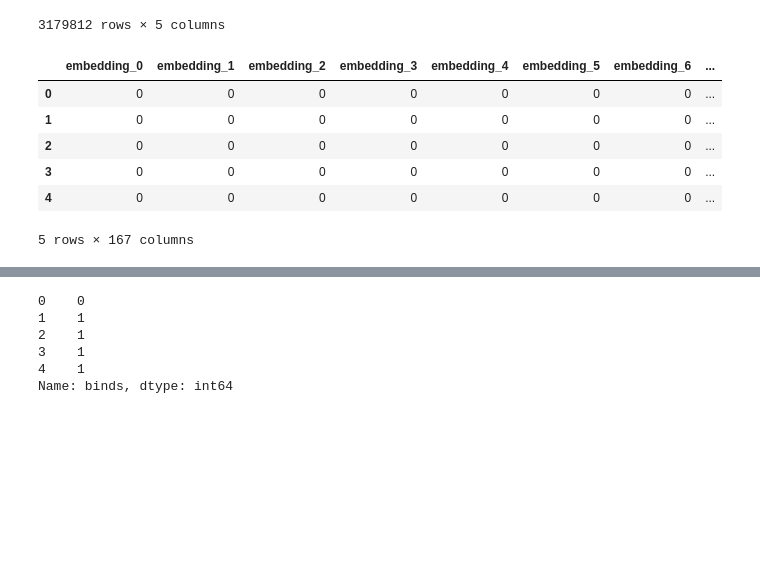
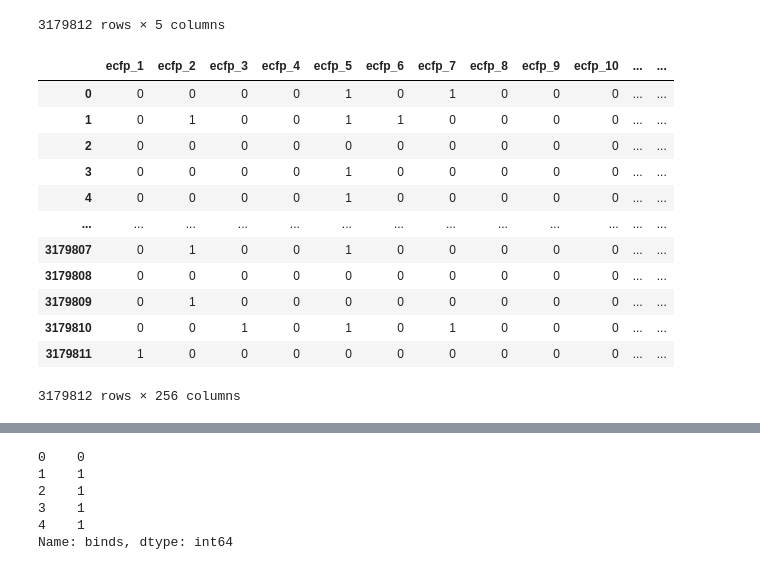
Before and after one commit to ninzyyy/belka, a Jupyter notebook: init_model.ipynb, the cells around one changed output, grey strips where cells are left out. Saved outputs shown, nothing was run; the diff lists cells and outputs as text; code cells hidden in the pictures; blank space fills up the shorter version.

```diff
--- a/init_model.ipynb
+++ b/init_model.ipynb
@@ -52,17 +52,27 @@ df
 | 3179810 | 83607662 | 0 | 0 | 1 | 1 |
 | 3179811 | 83053550 | 0 | 0 | 1 | 1 |
 3179812 rows × 5 columns
+# %%
+ecfp = pd.read_parquet('data/ecfp256_embeddings.parquet')
+ecfp.drop(columns=['id', 'protein_name', 'binds'], inplace=True)
+ecfp
+# %% [output]
+|  | ecfp_1 | ecfp_2 | ecfp_3 | ecfp_4 | ecfp_5 | ecfp_6 | ecfp_7 | ecfp_8 | ecfp_9 | ecfp_10 | ... | ... |
+| 0 | 0 | 0 | 0 | 0 | 1 | 0 | 1 | 0 | 0 | 0 | ... | ... |
+| 1 | 0 | 1 | 0 | 0 | 1 | 1 | 0 | 0 | 0 | 0 | ... | ... |
+| 2 | 0 | 0 | 0 | 0 | 0 | 0 | 0 | 0 | 0 | 0 | ... | ... |
+| 3 | 0 | 0 | 0 | 0 | 1 | 0 | 0 | 0 | 0 | 0 | ... | ... |
+| 4 | 0 | 0 | 0 | 0 | 1 | 0 | 0 | 0 | 0 | 0 | ... | ... |
+| ... | ... | ... | ... | ... | ... | ... | ... | ... | ... | ... | ... | ... |
+| 3179807 | 0 | 1 | 0 | 0 | 1 | 0 | 0 | 0 | 0 | 0 | ... | ... |
+| 3179808 | 0 | 0 | 0 | 0 | 0 | 0 | 0 | 0 | 0 | 0 | ... | ... |
+| 3179809 | 0 | 1 | 0 | 0 | 0 | 0 | 0 | 0 | 0 | 0 | ... | ... |
+| 3179810 | 0 | 0 | 1 | 0 | 1 | 0 | 1 | 0 | 0 | 0 | ... | ... |
+| 3179811 | 1 | 0 | 0 | 0 | 0 | 0 | 0 | 0 | 0 | 0 | ... | ... |
+3179812 rows × 256 columns
 # %%
 maccs = pd.read_parquet('data/maccs_embeddings.parquet')
-maccs.head()
+maccs
-# %% [output]
-|  | embedding_0 | embedding_1 | embedding_2 | embedding_3 | embedding_4 | embedding_5 | embedding_6 | ... |
-| 0 | 0 | 0 | 0 | 0 | 0 | 0 | 0 | ... |
-| 1 | 0 | 0 | 0 | 0 | 0 | 0 | 0 | ... |
-| 2 | 0 | 0 | 0 | 0 | 0 | 0 | 0 | ... |
-| 3 | 0 | 0 | 0 | 0 | 0 | 0 | 0 | ... |
-| 4 | 0 | 0 | 0 | 0 | 0 | 0 | 0 | ... |
-5 rows × 167 columns
 # %%
 minmax = MinMaxScaler()
 maccs = minmax.fit_transform(maccs)
```
Also changed, not shown: parts of 21 cells of this notebook.
